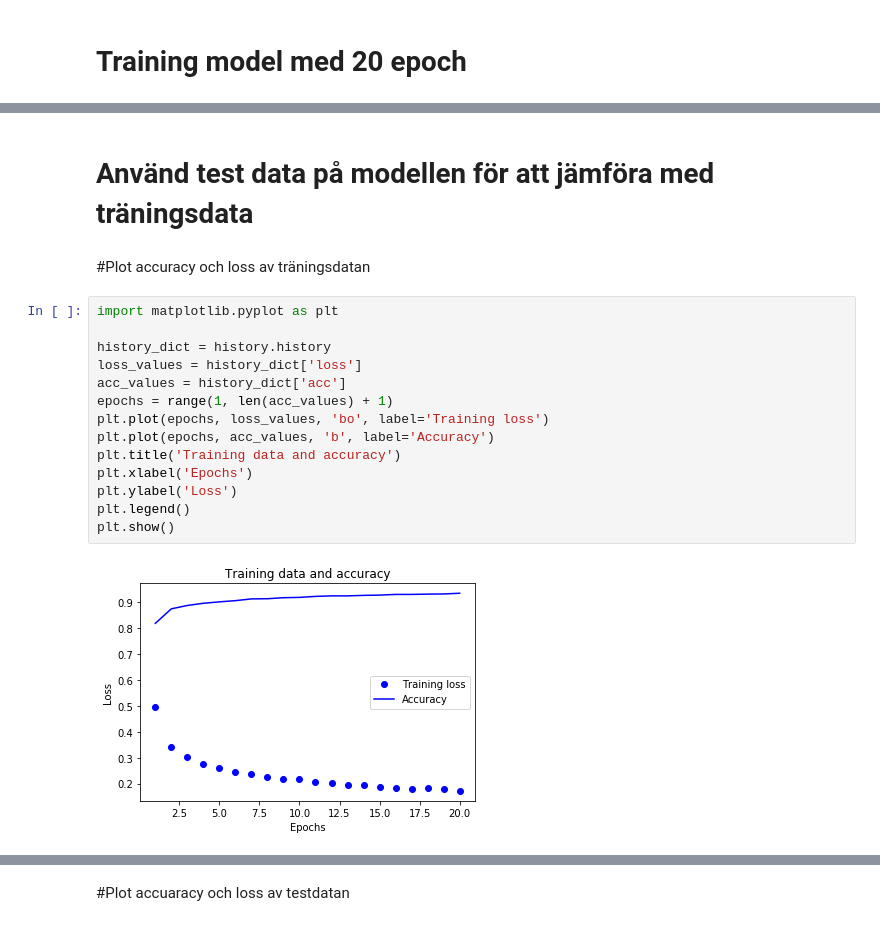
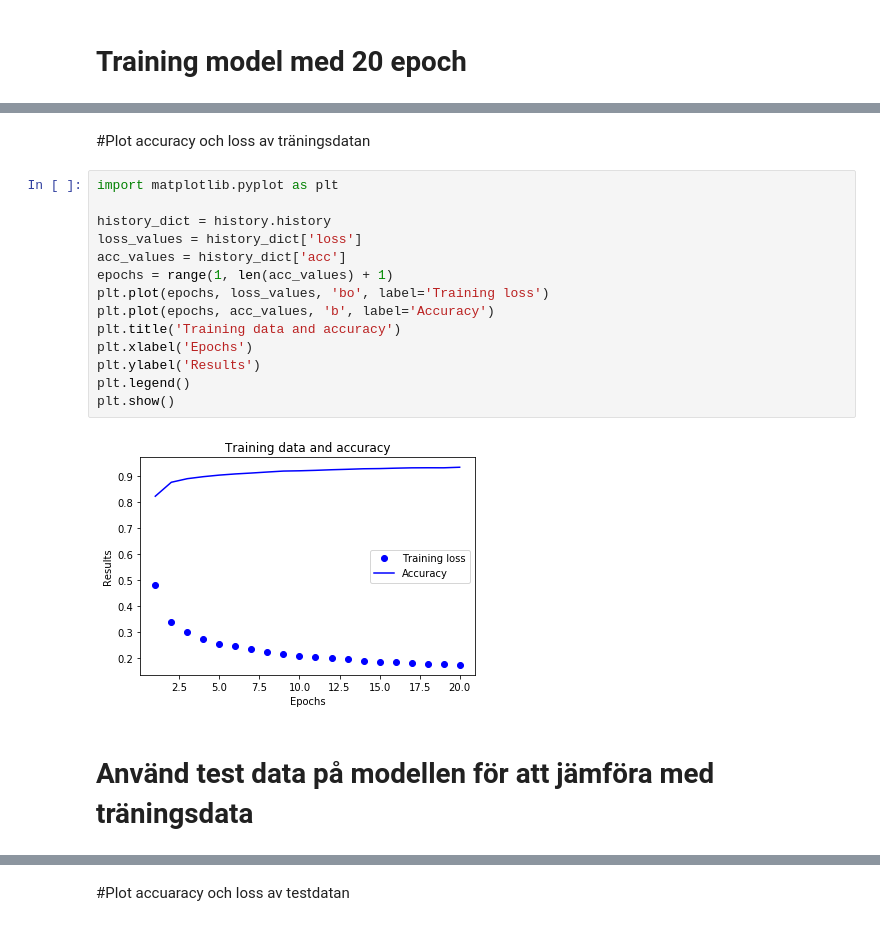
Before and after one commit to moomonkey/tf_lab, a Jupyter notebook: Fashion_mnist_2_viz.ipynb, the cells around one changed output, grey strips where cells are left out. Cells and saved outputs as stored; diff of their text form.

```diff
--- a/Fashion_mnist_2_viz.ipynb
+++ b/Fashion_mnist_2_viz.ipynb
@@ -130,23 +130,23 @@ Epoch 20/20
+# %% [markdown]
+#Plot accuracy och loss av träningsdatan
+# %%
+import matplotlib.pyplot as plt
+
+history_dict = history.history
+loss_values = history_dict['loss']
+acc_values = history_dict['acc']
+epochs = range(1, len(acc_values) + 1)
+plt.plot(epochs, loss_values, 'bo', label='Training loss')
+plt.plot(epochs, acc_values, 'b', label='Accuracy')
+plt.title('Training data and accuracy')
+plt.xlabel('Epochs')
+plt.ylabel('Results')
+plt.legend()
+plt.show()
+# %% [output]
+[figure, added]
 # %% [markdown]
 # Använd test data på modellen för att jämföra med träningsdata
-# %% [markdown]
-#Plot accuracy och loss av träningsdatan
-# %%
-import matplotlib.pyplot as plt
-
-history_dict = history.history
-loss_values = history_dict['loss']
-acc_values = history_dict['acc']
-epochs = range(1, len(acc_values) + 1)
-plt.plot(epochs, loss_values, 'bo', label='Training loss')
-plt.plot(epochs, acc_values, 'b', label='Accuracy')
-plt.title('Training data and accuracy')
-plt.xlabel('Epochs')
-plt.ylabel('Loss')
-plt.legend()
-plt.show()
-# %% [output]
-[figure, removed]
 # %%
 history2 = model.fit(test_img, test_labels, epochs=20)
 # %% [output]
```
Also changed, not shown: parts of 5 cells of this notebook.
